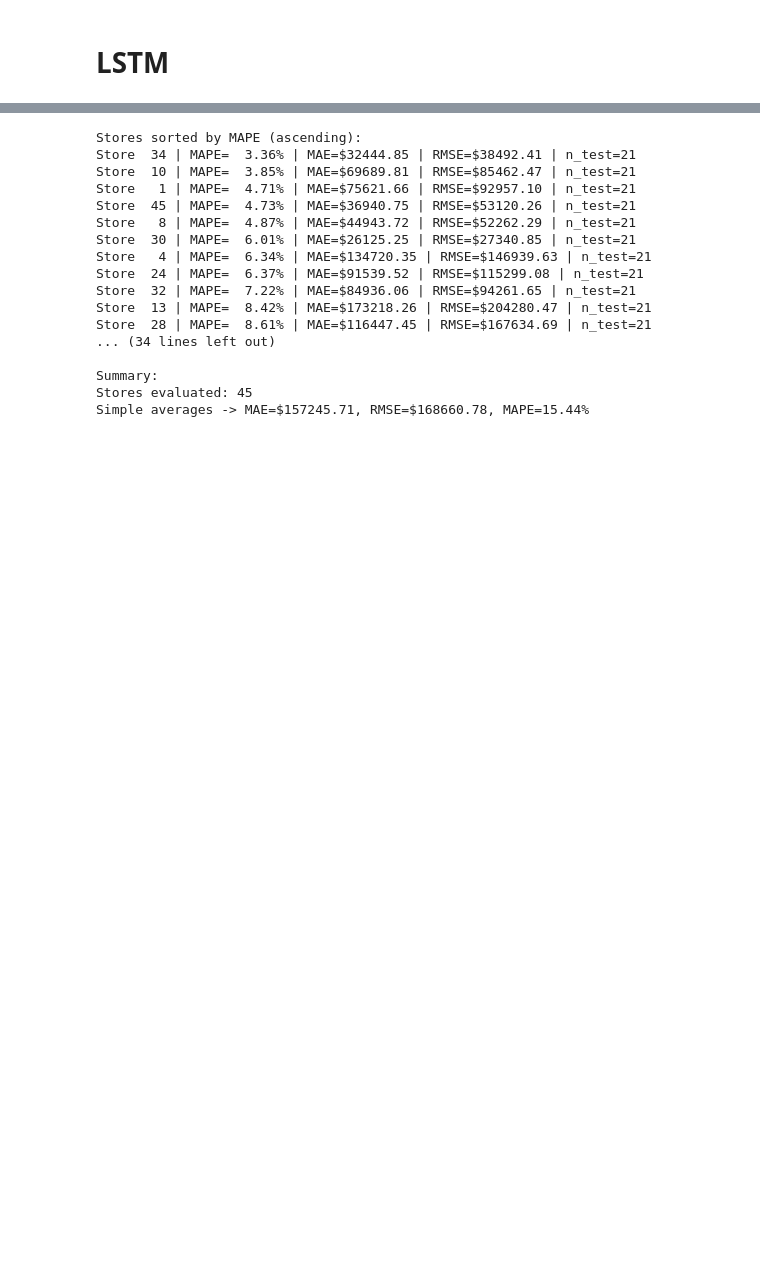
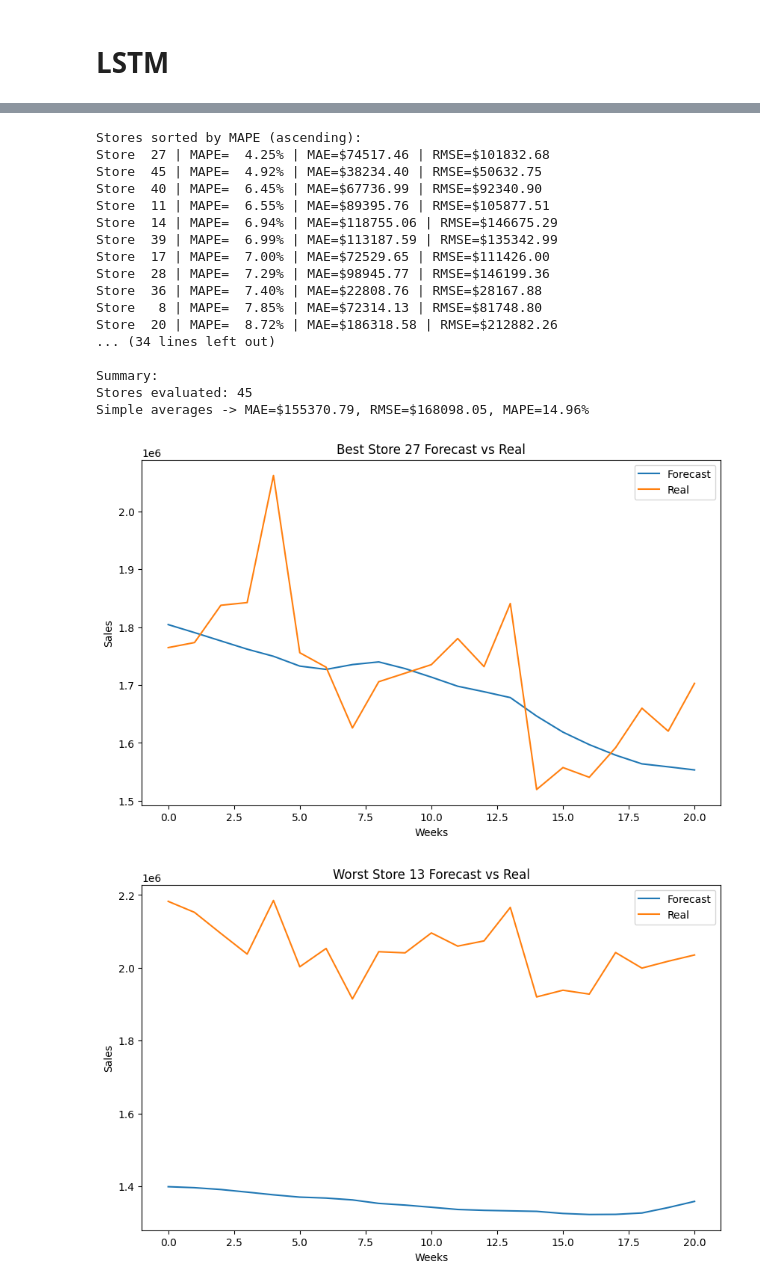
Before and after one commit to Manish-785/sales-demand-forecasting, a Jupyter notebook: LSTM.ipynb, the cells around one changed output, grey strips where cells are left out. Saved outputs shown, nothing was run; the diff lists cells and outputs as text; code cells hidden in the pictures; blank space fills up the shorter version.

Commit message:
made plots for best and worst stores

```diff
--- a/LSTM.ipynb
+++ b/LSTM.ipynb
@@ -16,7 +16,7 @@ import tensorflow as tf
 from tensorflow.keras.models import Sequential
 from tensorflow.keras.layers import LSTM, Dense, Dropout, BatchNormalization
 from tensorflow.keras.optimizers import Adam
-from tensorflow.keras.callbacks import ReduceLROnPlateau, ModelCheckpoint
+from tensorflow.keras.callbacks import ReduceLROnPlateau, ModelCheckpoint, EarlyStopping
 
 # Settings - tune as needed
 seq_len = 10
@@ -124,7 +124,7 @@ for store_id in stores:
     model.add(Dropout(0.2))
     model.add(Dense(32, activation='relu'))
     model.add(Dense(1))
-    model.compile(optimizer=Adam(learning_rate=0.001), loss='mse')
+    model.compile(optimizer=Adam(learning_rate=0.001), loss=tf.keras.losses.Huber())
 
     # Callbacks and checkpoint
     callbacks = [
@@ -146,7 +146,7 @@ for store_id in stores:
     mape = mean_absolute_percentage_error(y_test_orig, y_pred_orig)
     print(f"Store {store_id} - MAE: ${mae:.2f}, RMSE: ${rmse:.2f} , MAPE: {mape:.2f}%")
 
-    results.append({'store': store_id, 'mae': mae, 'rmse': rmse, 'mape': mape, 'n_test': len(y_test_orig)})
+    results.append({'store': store_id, 'mae': mae, 'rmse': rmse, 'mape': mape, 'n_test': len(y_test_orig), 'forecast': y_pred_orig.tolist(), 'real': y_test_orig.tolist()})
 
 # Aggregate results
 if len(results) == 0:
@@ -272,32 +272,56 @@ res_df = pd.DataFrame(results)
 sorted_by_mape = res_df.sort_values('mape').reset_index(drop=True)
 print("\nStores sorted by MAPE (ascending):")
 for _, r in sorted_by_mape.iterrows():
-    print(f"Store {int(r['store']):3d} | MAPE={r['mape']:6.2f}% | MAE=${r['mae']:7.2f} | RMSE=${r['rmse']:7.2f} | n_test={int(r['n_test'])}")
+    print(f"Store {int(r['store']):3d} | MAPE={r['mape']:6.2f}% | MAE=${r['mae']:7.2f} | RMSE=${r['rmse']:7.2f}")
 
 # Brief aggregates (simple + weighted)
 simple_mae = res_df['mae'].mean()
 simple_rmse = res_df['rmse'].mean()
 simple_mape = res_df['mape'].mean()
 
+sorted_by_mape.to_csv("lstm_store_results.csv", index=False)
+
 print('\nSummary:')
 print(f"Stores evaluated: {len(res_df)}")
 print(f"Simple averages -> MAE=${simple_mae:.2f}, RMSE=${simple_rmse:.2f}, MAPE={simple_mape:.2f}%")
 # print(f"Weighted averages -> MAE=${weighted_mae:.2f}, RMSE=${weighted_rmse:.2f}, MAPE={weighted_mape:.2f}%")
 # %% [output]
 Stores sorted by MAPE (ascending):
-Store  34 | MAPE=  3.36% | MAE=$32444.85 | RMSE=$38492.41 | n_test=21
-Store  10 | MAPE=  3.85% | MAE=$69689.81 | RMSE=$85462.47 | n_test=21
-Store   1 | MAPE=  4.71% | MAE=$75621.66 | RMSE=$92957.10 | n_test=21
-Store  45 | MAPE=  4.73% | MAE=$36940.75 | RMSE=$53120.26 | n_test=21
-Store   8 | MAPE=  4.87% | MAE=$44943.72 | RMSE=$52262.29 | n_test=21
-Store  30 | MAPE=  6.01% | MAE=$26125.25 | RMSE=$27340.85 | n_test=21
-Store   4 | MAPE=  6.34% | MAE=$134720.35 | RMSE=$146939.63 | n_test=21
-Store  24 | MAPE=  6.37% | MAE=$91539.52 | RMSE=$115299.08 | n_test=21
-Store  32 | MAPE=  7.22% | MAE=$84936.06 | RMSE=$94261.65 | n_test=21
-Store  13 | MAPE=  8.42% | MAE=$173218.26 | RMSE=$204280.47 | n_test=21
-Store  28 | MAPE=  8.61% | MAE=$116447.45 | RMSE=$167634.69 | n_test=21
+Store  27 | MAPE=  4.25% | MAE=$74517.46 | RMSE=$101832.68
+Store  45 | MAPE=  4.92% | MAE=$38234.40 | RMSE=$50632.75
+Store  40 | MAPE=  6.45% | MAE=$67736.99 | RMSE=$92340.90
+Store  11 | MAPE=  6.55% | MAE=$89395.76 | RMSE=$105877.51
+Store  14 | MAPE=  6.94% | MAE=$118755.06 | RMSE=$146675.29
+Store  39 | MAPE=  6.99% | MAE=$113187.59 | RMSE=$135342.99
+Store  17 | MAPE=  7.00% | MAE=$72529.65 | RMSE=$111426.00
+Store  28 | MAPE=  7.29% | MAE=$98945.77 | RMSE=$146199.36
+Store  36 | MAPE=  7.40% | MAE=$22808.76 | RMSE=$28167.88
+Store   8 | MAPE=  7.85% | MAE=$72314.13 | RMSE=$81748.80
+Store  20 | MAPE=  8.72% | MAE=$186318.58 | RMSE=$212882.26
 ... (34 lines left out)
 
 Summary:
 Stores evaluated: 45
-Simple averages -> MAE=$157245.71, RMSE=$168660.78, MAPE=15.44%
+Simple averages -> MAE=$155370.79, RMSE=$168098.05, MAPE=14.96%
+# %%
+import matplotlib.pyplot as plt
+plt.figure(figsize=(10, 6))
+plt.plot(sorted_by_mape.iloc[0]['forecast'], label='Forecast')
+plt.plot(sorted_by_mape.iloc[0]['real'], label='Real')
+plt.title(f'Best Store {int(sorted_by_mape.iloc[0]["store"])} Forecast vs Real')
+plt.xlabel('Weeks')
+plt.ylabel('Sales')
+plt.legend()
+plt.show()
+
+plt.figure(figsize=(10, 6))
+plt.plot(sorted_by_mape.iloc[-1]['forecast'], label='Forecast')
+plt.plot(sorted_by_mape.iloc[-1]['real'], label='Real')
+plt.title(f'Worst Store {int(sorted_by_mape.iloc[-1]["store"])} Forecast vs Real')
+plt.xlabel('Weeks')
+plt.ylabel('Sales')
+plt.legend()
+plt.show()
+# %% [output]
+[figure, added]
+[figure, added]
```
Also changed, not shown: parts of 1 cell of this notebook, 2 other files.
